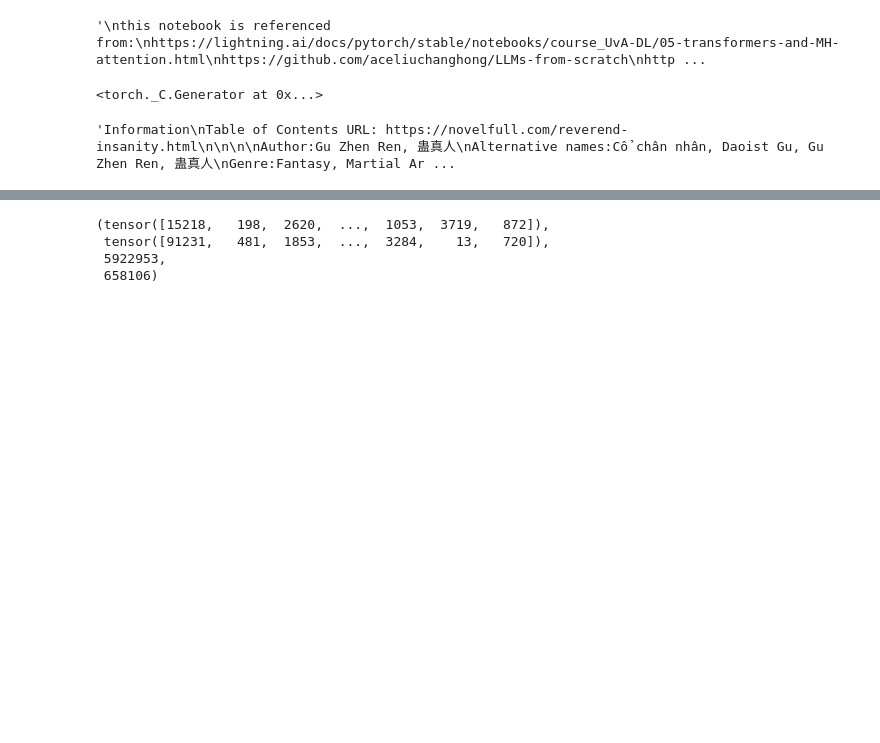
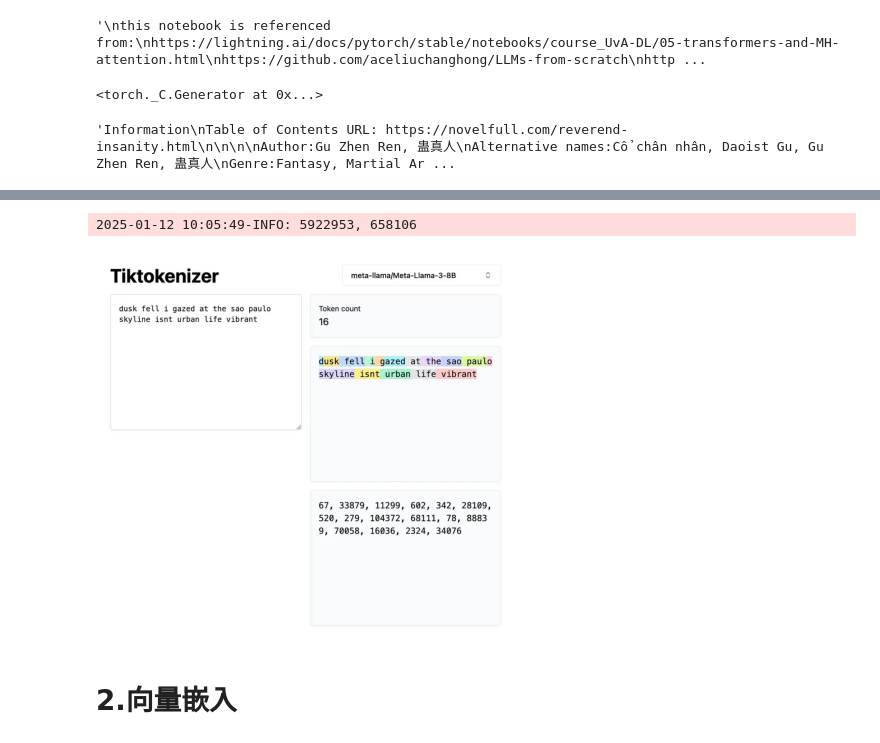
Before and after one commit to aceliuchanghong/my_lm_log, a Jupyter notebook: 6_代码实现/大语言模型/代码实现/llm_from_scratch.ipynb, the cells around one changed output, grey strips where cells are left out. Drawn from its saved outputs; the diff is of its cells as text; code cells hidden in the pictures; blank space fills up the shorter version.

```diff
--- a/6_代码实现/大语言模型/代码实现/llm_from_scratch.ipynb
+++ b/6_代码实现/大语言模型/代码实现/llm_from_scratch.ipynb
@@ -95,11 +98,19 @@ logger.info(colored(f"max_token_value:{max_token_value}", "green"))
 # %%
 # 数据分割训练集,验证集
 split_idx = int(len(tokenized_text) * 0.9)
 train_data = tokenized_text[:split_idx]
 val_data = tokenized_text[split_idx:]
 train_data, val_data , len(train_data), len(val_data)
+logger.info(colored(f"{len(train_data)}, {len(val_data)}", "green"))
+
+# 进程==>Tokenization结束
+img_path= '../../../z_using_files/img/article/token.png'
+img = mpimg.imread(img_path)
+plt.imshow(img)
+plt.axis('off')  # 不显示坐标轴
+plt.show()
 # %% [output]
-(tensor([15218,   198,  2620,  ...,  1053,  3719,   872]),
- tensor([91231,   481,  1853,  ...,  3284,    13,   720]),
- 5922953,
- 658106)
+2025-01-12 10:05:49-INFO: 5922953, 658106
+[figure, added]
+# %% [markdown]
+# 2.向量嵌入
```
Also changed, not shown: parts of 34 cells of this notebook, 13 other files.
